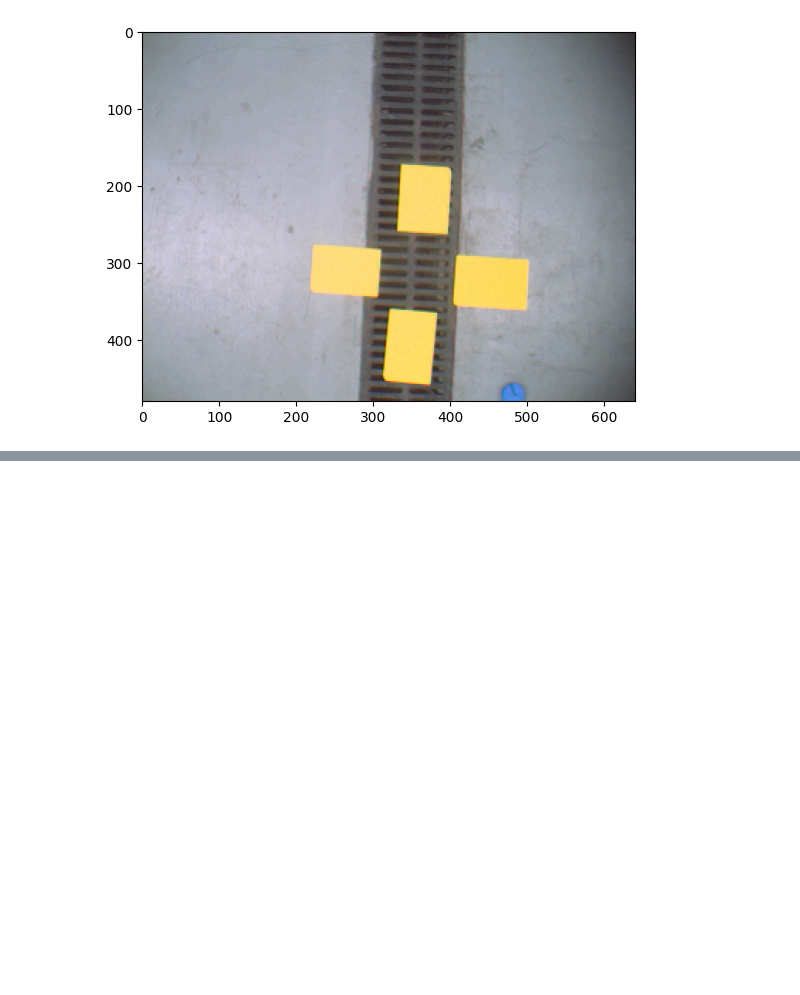
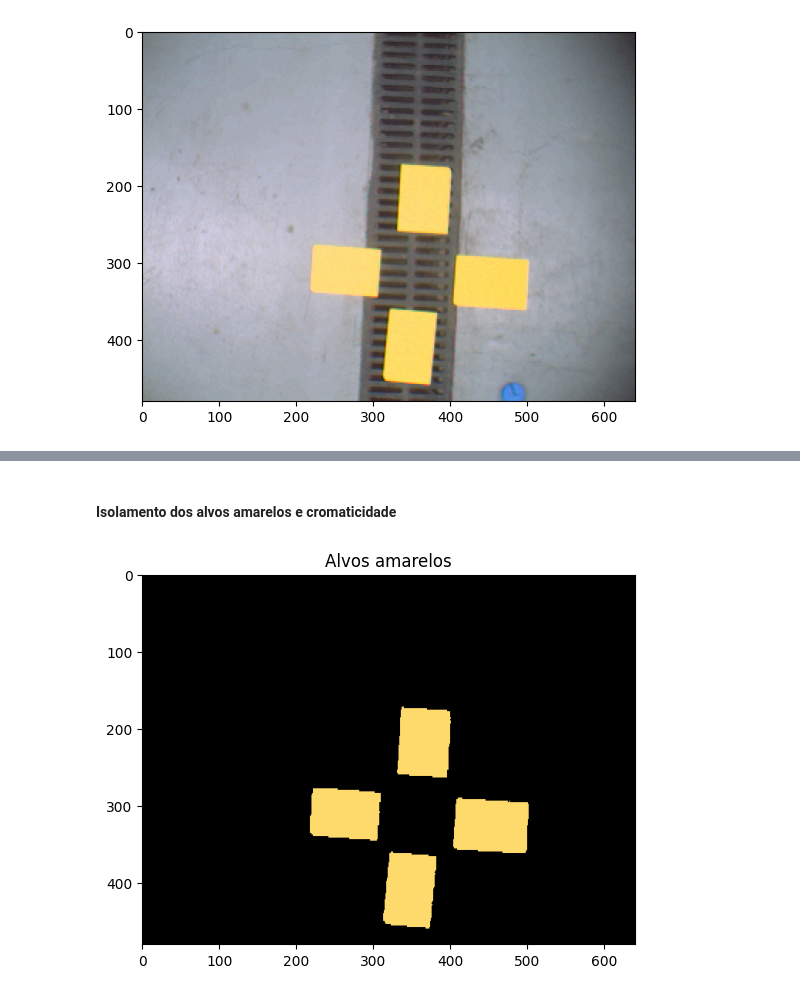
Before and after one commit to danrcarneiro/Estudos-Dirigidos---Vis-o-Computacional, a Jupyter notebook: ED8/ED8.ipynb, the cells around one changed output, grey strips where cells are left out. Saved outputs shown, nothing was run; the diff lists cells and outputs as text; code cells hidden in the pictures; blank space fills up the shorter version.

```diff
--- a/ED8/ED8.ipynb
+++ b/ED8/ED8.ipynb
@@ -66 +49,10 @@ fig.savefig("yellowtargets_kmeans.png", pad_inches=0, facecolor="white")
+# %% [markdown]
+#### Isolamento dos alvos amarelos e cromaticidade
+# %%
+plt.imshow(center2)
+plt.title('Alvos amarelos')
+
+yellowRGB = centers[2]
+# %% [output]
+[figure, added]
 # %%
```
Also changed, not shown: parts of 7 cells of this notebook, 18 other files.
